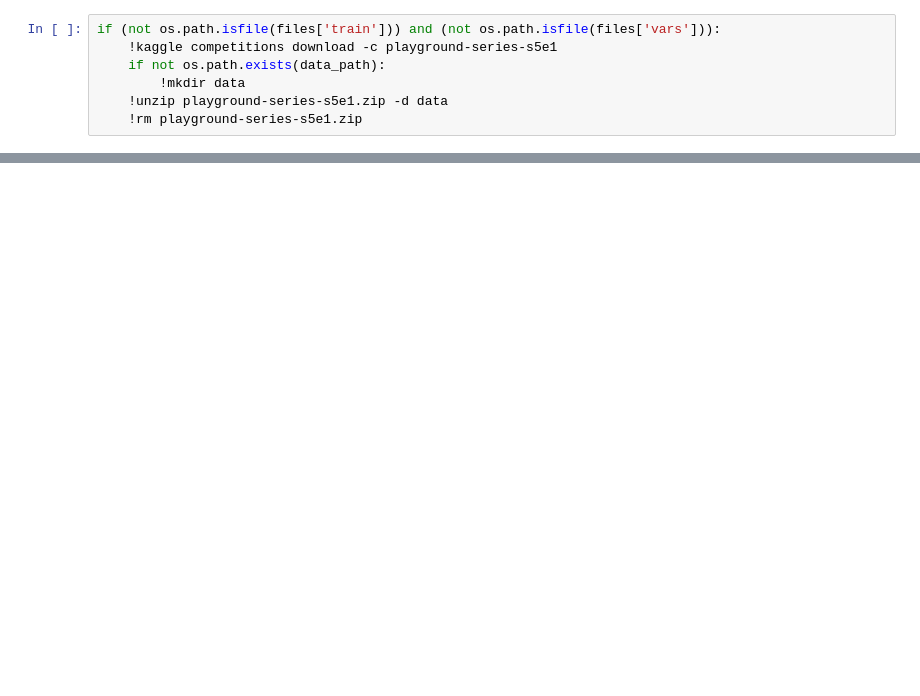
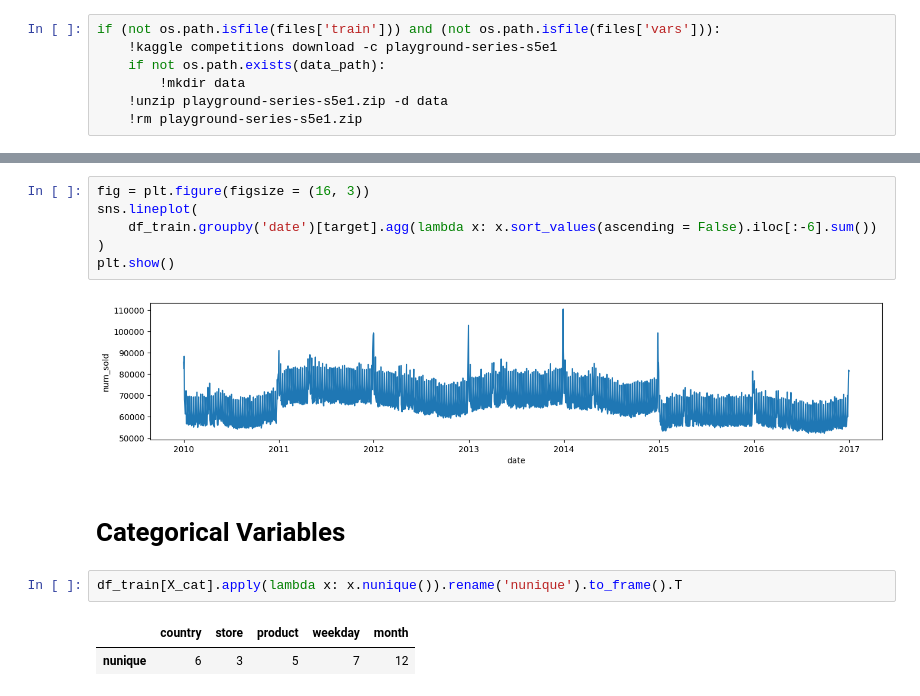
Before and after one commit to sunkusun9/sunkusun9, a Jupyter notebook: kaggle/PGS5_ep1/1. wrangling.ipynb, the cells around one changed output, grey strips where cells are left out. Drawn from its saved outputs; the diff is of its cells as text; blank space fills up the shorter version.

```diff
--- a/kaggle/PGS5_ep1/1. wrangling.ipynb
+++ b/kaggle/PGS5_ep1/1. wrangling.ipynb
@@ -93,0 +127,15 @@ shape: (230_130, 6)
+# %%
+fig = plt.figure(figsize = (16, 3))
+sns.lineplot(
+    df_train.groupby('date')[target].agg(lambda x: x.sort_values(ascending = False).iloc[:-6].sum())
+)
+plt.show()
+# %% [output]
+[figure, added]
+# %% [markdown]
+# Categorical Variables
+# %%
+df_train[X_cat].apply(lambda x: x.nunique()).rename('nunique').to_frame().T
+# %% [output]
+|  | country | store | product | weekday | month |
+| nunique | 6 | 3 | 5 | 7 | 12 |
```
Also changed, not shown: parts of 53 cells of this notebook, 5 other files.
